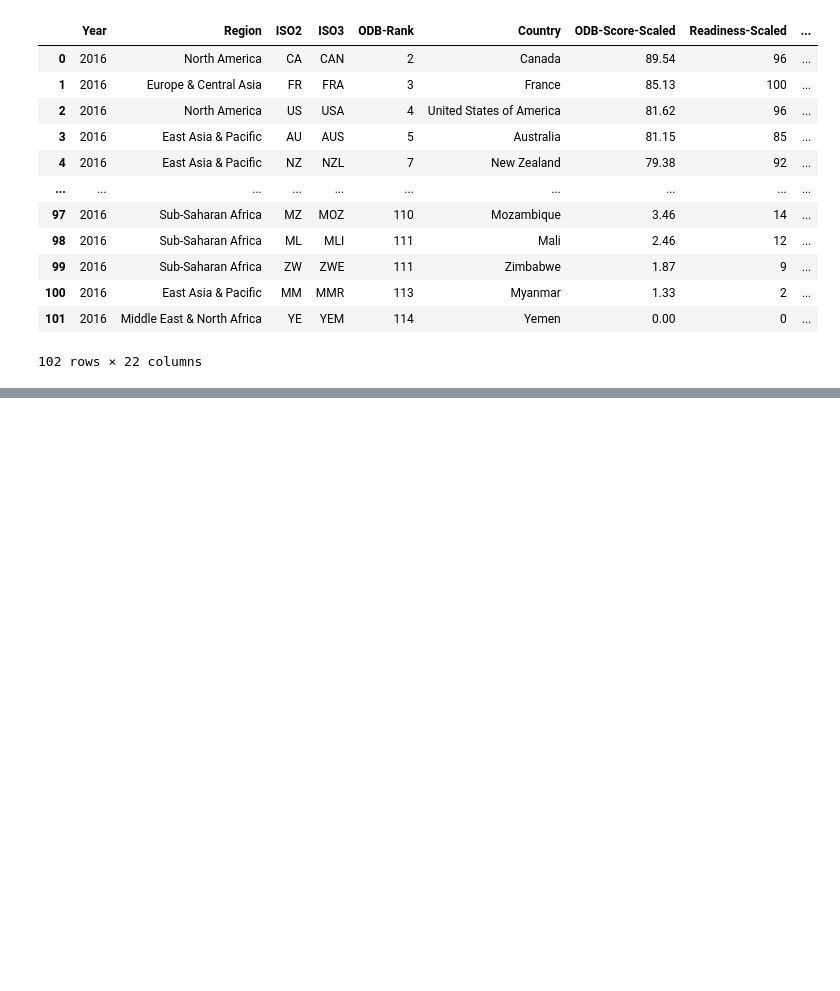
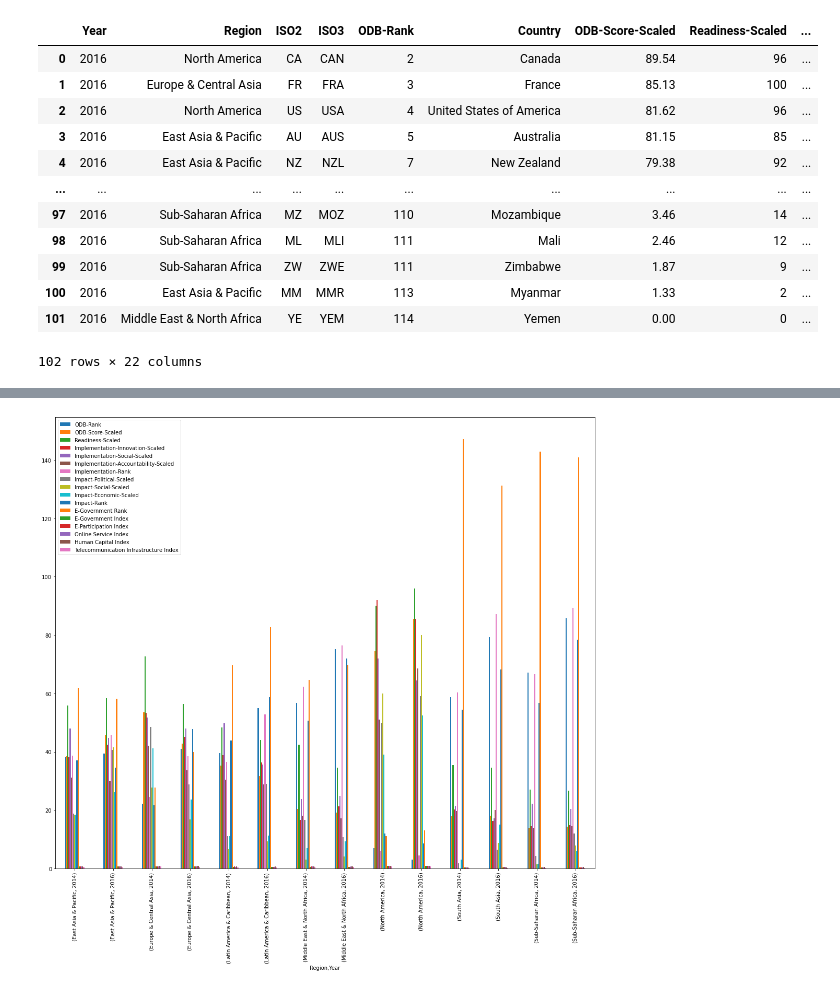
Before and after one commit to kreetigulati/Egovernance_and_OpenData, a Jupyter notebook: Project1_nico.ipynb, the cells around one changed output, grey strips where cells are left out. Drawn from its saved outputs; the diff is of its cells as text; code cells hidden in the pictures; blank space fills up the shorter version.

```diff
--- a/Project1_nico.ipynb
+++ b/Project1_nico.ipynb
@@ -205,0 +208,5 @@ def get_un_data(query_url):
+# %%
+joined = pd.concat([merged,merged16])
+joined = joined.drop(columns="Unnamed: 0")
+# %%
+joined = joined.drop(columns=["Cluster-Group","Survey Year"])
@@ -205,0 +231,5 @@ def get_un_data(query_url):
+# %%
+joined_grp = joined.groupby(["Region","Year"])
+# %%
+avg = joined_grp.mean()
+avg
@@ -205,0 +253,5 @@ def get_un_data(query_url):
+# %%
+avg.plot(kind="bar", figsize=(15,15))
+plt.tight_layout()
+# %% [output]
+[figure, added]
```
Also changed, not shown: parts of 19 cells of this notebook, 1 other file.
